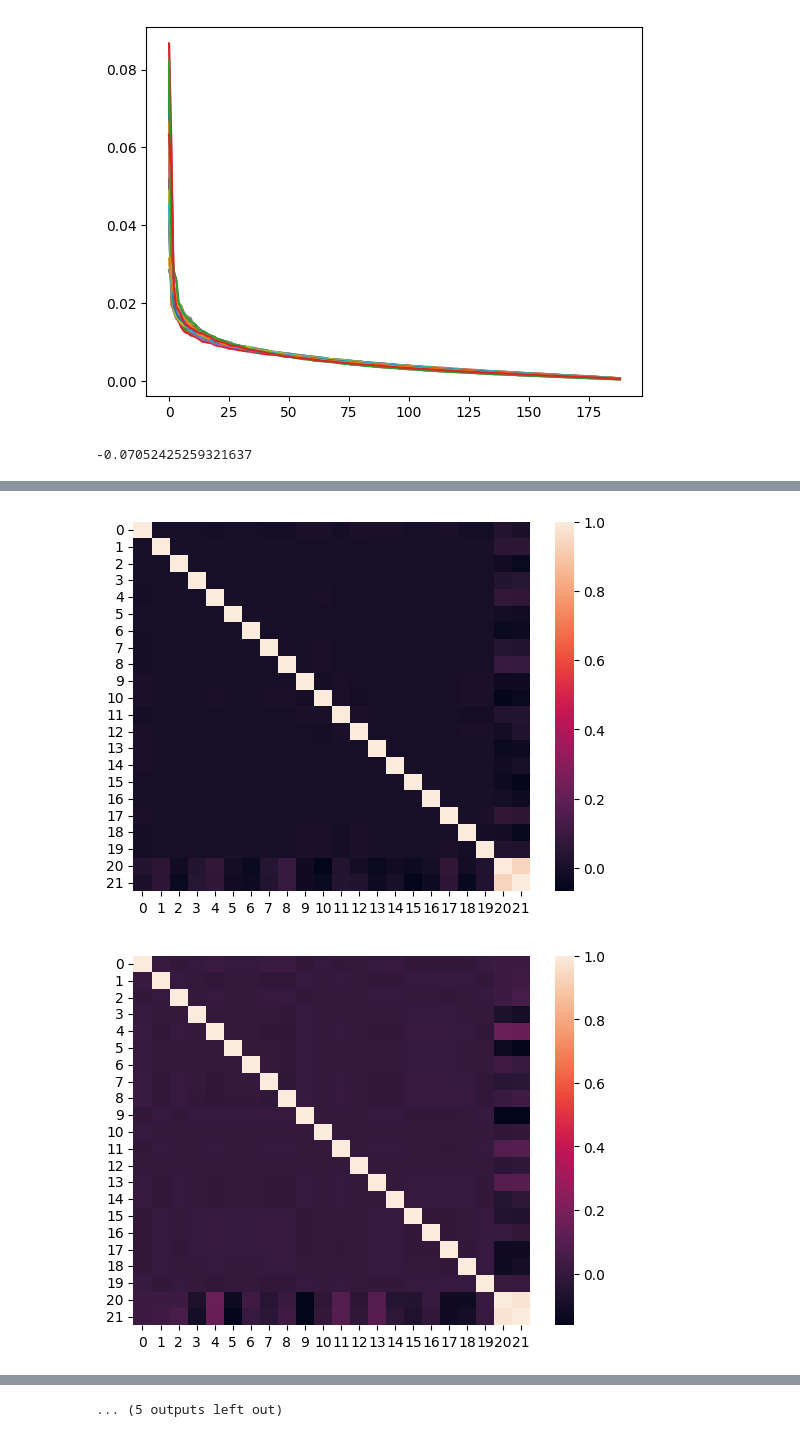
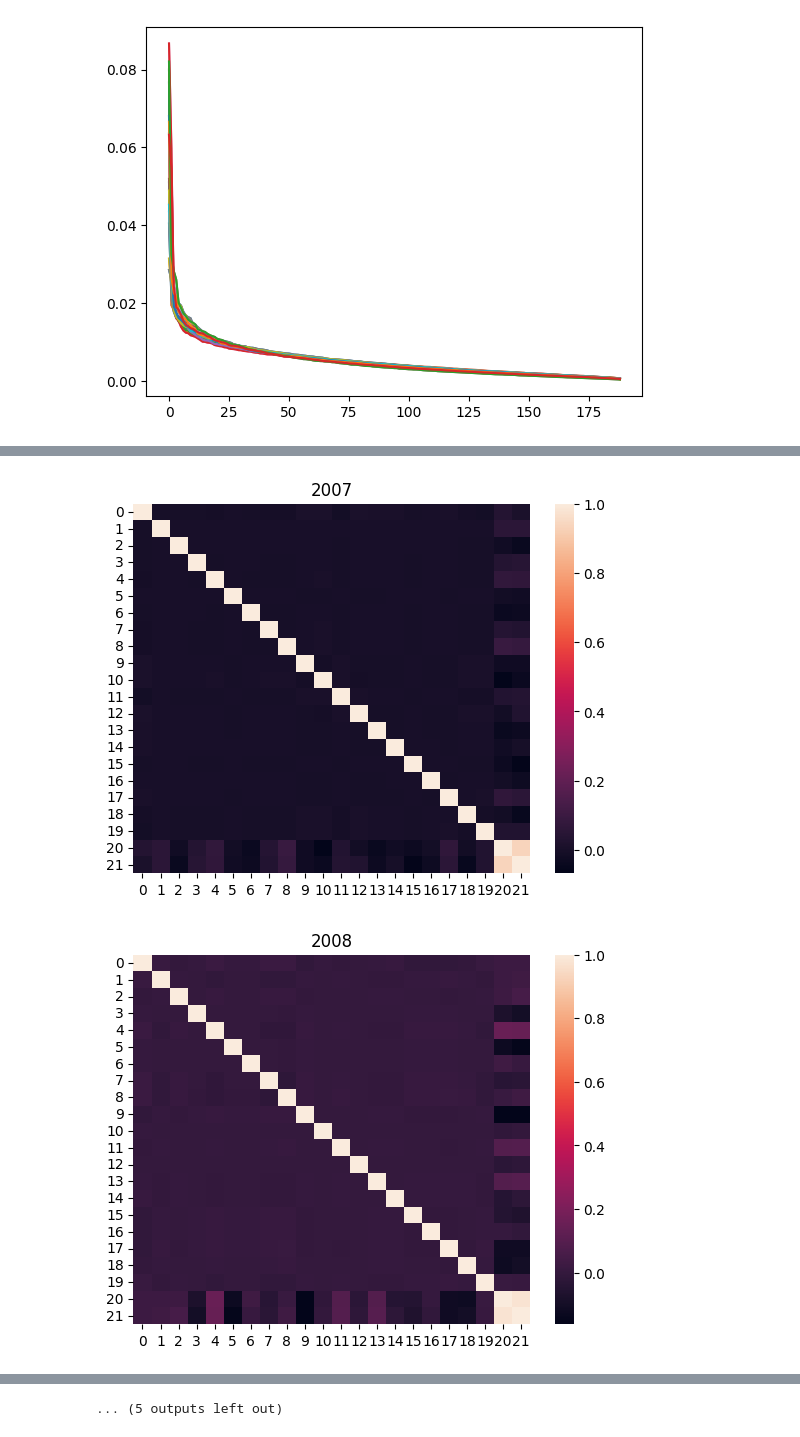
Before and after one commit to Agatheee/linear_contagion_risk, a Jupyter notebook: MS_Qual.ipynb, the cells around one changed output, grey strips where cells are left out. Saved outputs shown, nothing was run; the diff lists cells and outputs as text; code cells hidden in the pictures.

```diff
--- a/MS_Qual.ipynb
+++ b/MS_Qual.ipynb
@@ -17,12 +19,21 @@ fred_df = fred_raw_df[fred_raw_df.index.isin(ret_cds_df.index)]
 # %%
-def cf_ts(ret_data, lag, ncf):
+def cf_ts(ret_data, ncf):
+    """Get a time series format 2D array of implied common factor
+
+       Arguments:
+            ret_data: time series format data frame
+            ncf     : number of common factors
+
+       Returns:
+            common factor time series from 2005 to 2021
+    """
+
     kx = 0
     cf_dict  = {}
-    print(len(ret_data.columns))
+    #print(len(ret_data.columns))
 
     for ix in range(2005,2022): # each year
         ret_cds_df1 = ret_data.loc[f"{2005+kx}-01-01": f"{2005+kx}-12-31",:] # same names through years
-        rw = (len(ret_cds_df1)-lag)
 
         # extract the common factor
         u_v, s_v, vt_v = np.linalg.svd(ret_cds_df1, full_matrices = False)
@@ -37,8 +48,8 @@ def cf_ts(ret_data, lag, ncf):
 
     return cf_dict
 # %%
-cf_20_dict = cf_ts(ret_cds_df, 1, 20)
-cf_5_dict = cf_ts(ret_cds_df, 1, 5)
+cf_20_dict = cf_ts(ret_cds_df, 20)
+cf_5_dict = cf_ts(ret_cds_df, 5)
 # %% [output]
 189
 189
@@ -57,13 +68,9 @@ for kx in range(2022-2005):
     xx = cf_5_dict[f"{2005+kx}-01-01", f"{2005+kx}-12-31"]
     yy = fred_df[(fred_df.index >= f"{2005+kx}-01-01") & (fred_df.index <= f"{2005+kx}-12-31")]
     cor_5_dict[f"{2005+kx}"] = np.corrcoef(xx, yy, rowvar=False)
-# %%
-kx = 0
-cor_20_dict[f"{2005+kx}"].min()
-# %% [output]
--0.07052425259321637
 # %%
 for kx in range(2022-2005):
-    dataplot = sb.heatmap(cor_20_dict[f"{2005+kx}"])
+    sb.heatmap(cor_20_dict[f"{2005+kx}"])
+    plt.title(f"{2005+kx}")
     plt.show()
 # %% [output]
@@ -72,2 +79,2 @@ for kx in range(2022-2005):
-[figure, old version]
+[figure, new version]
-[figure, old version]
+[figure, new version]
```
Also changed, not shown: parts of 14 cells of this notebook.
